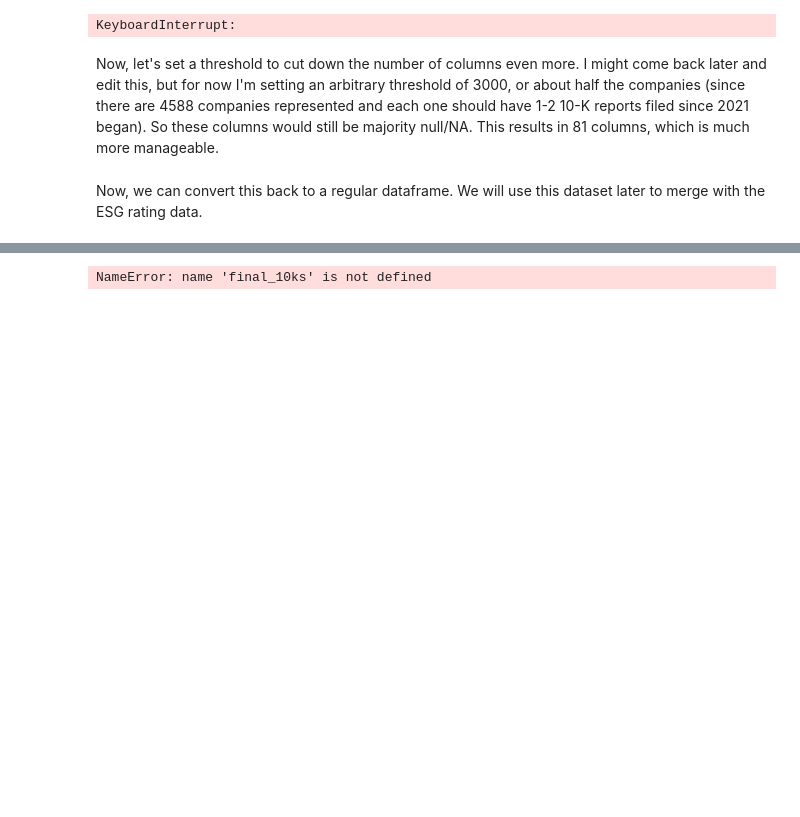
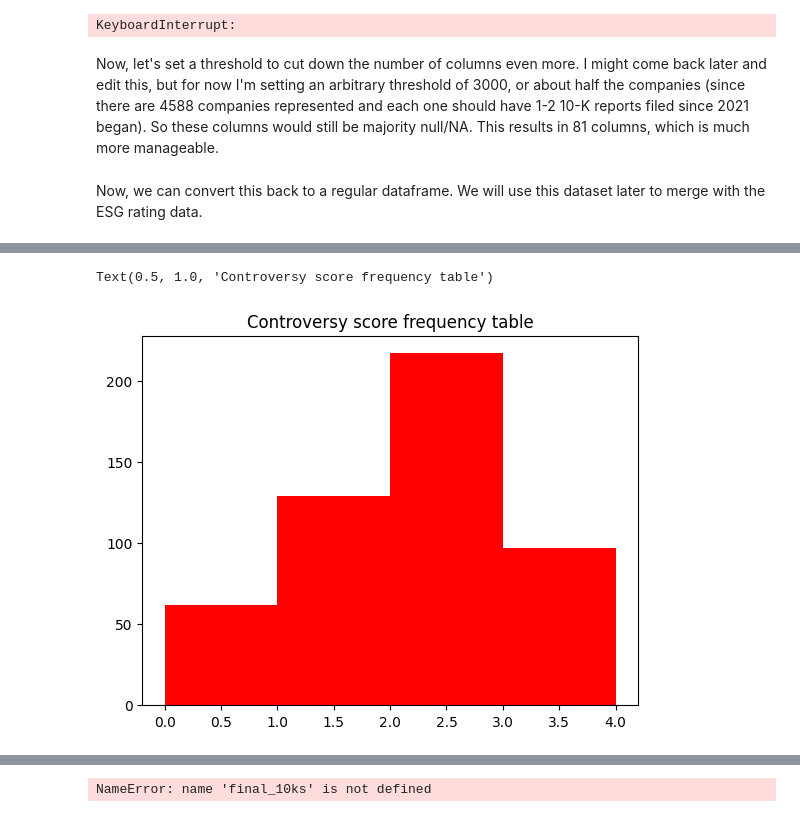
Before and after one commit to pheebini/s-ds491, a Jupyter notebook: SDS_Senior_Project.ipynb, the cells around one changed output, grey strips where cells are left out. Saved outputs shown, nothing was run; the diff lists cells and outputs as text; code cells hidden in the pictures; blank space fills up the shorter version.

```diff
--- a/SDS_Senior_Project.ipynb
+++ b/SDS_Senior_Project.ipynb
@@ -233,0 +373,7 @@ final_10ks = recent_10ks_fewer_na.compute()
+# %%
+# controversy score - most of them are like ... 3
+plt.hist(merged_kaggle_yahoo["controversy"], bins = 4, color = "red")
+plt.title("Controversy score frequency table")
+# %% [output]
+Text(0.5, 1.0, 'Controversy score frequency table')
+[figure, added]
```
Also changed, not shown: parts of 89 cells of this notebook.
